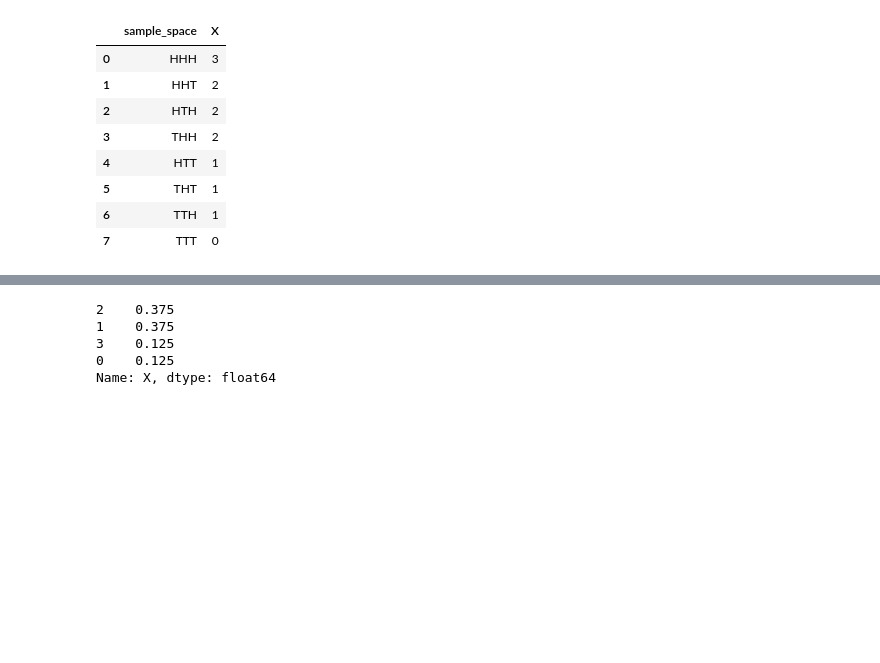
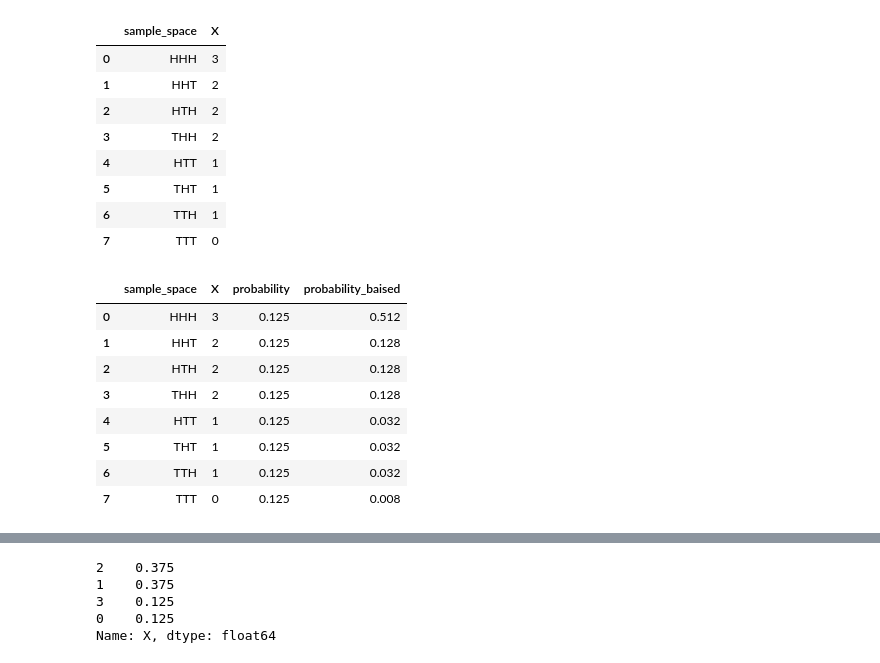
Before and after one commit to PrasadNehe/ThinkStats2, a Jupyter notebook: code/JobsyStat.ipynb, the cells around one changed output, grey strips where cells are left out. Cells and saved outputs as stored; diff of their text form; code cells hidden in the pictures; blank space fills up the shorter version.

```diff
--- a/code/JobsyStat.ipynb
+++ b/code/JobsyStat.ipynb
@@ -1124,0 +1233,12 @@ coinsdf
+# %%
+coinsdf
+# %% [output]
+|  | sample_space | X | probability | probability_baised |
+| 0 | HHH | 3 | 0.125 | 0.512 |
+| 1 | HHT | 2 | 0.125 | 0.128 |
+| 2 | HTH | 2 | 0.125 | 0.128 |
+| 3 | THH | 2 | 0.125 | 0.128 |
+| 4 | HTT | 1 | 0.125 | 0.032 |
+| 5 | THT | 1 | 0.125 | 0.032 |
+| 6 | TTH | 1 | 0.125 | 0.032 |
+| 7 | TTT | 0 | 0.125 | 0.008 |
```
Also changed, not shown: parts of 33 cells of this notebook.
